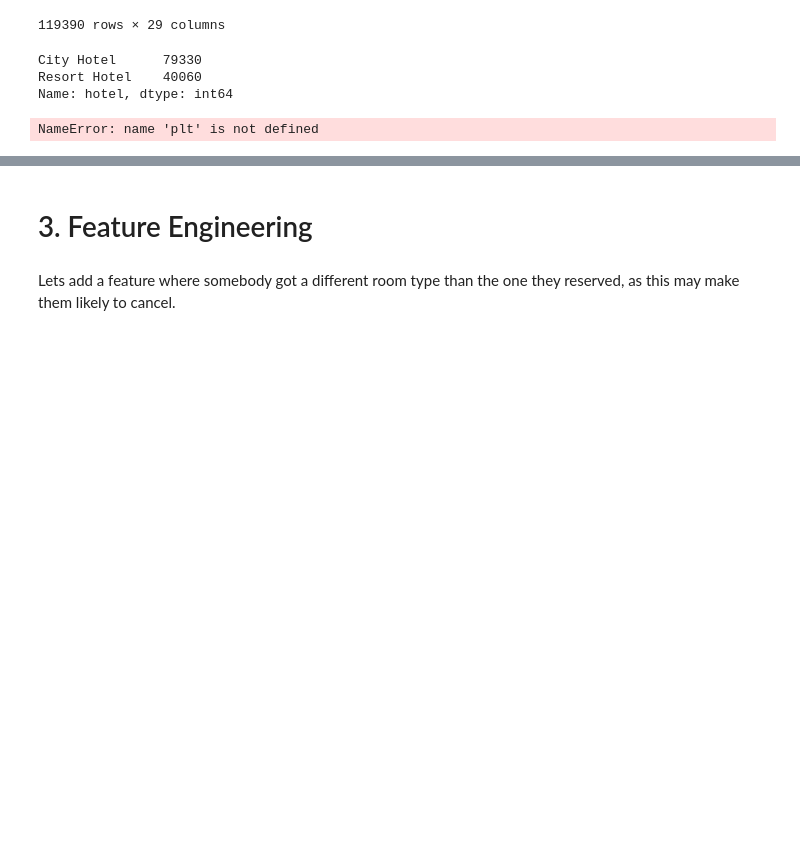
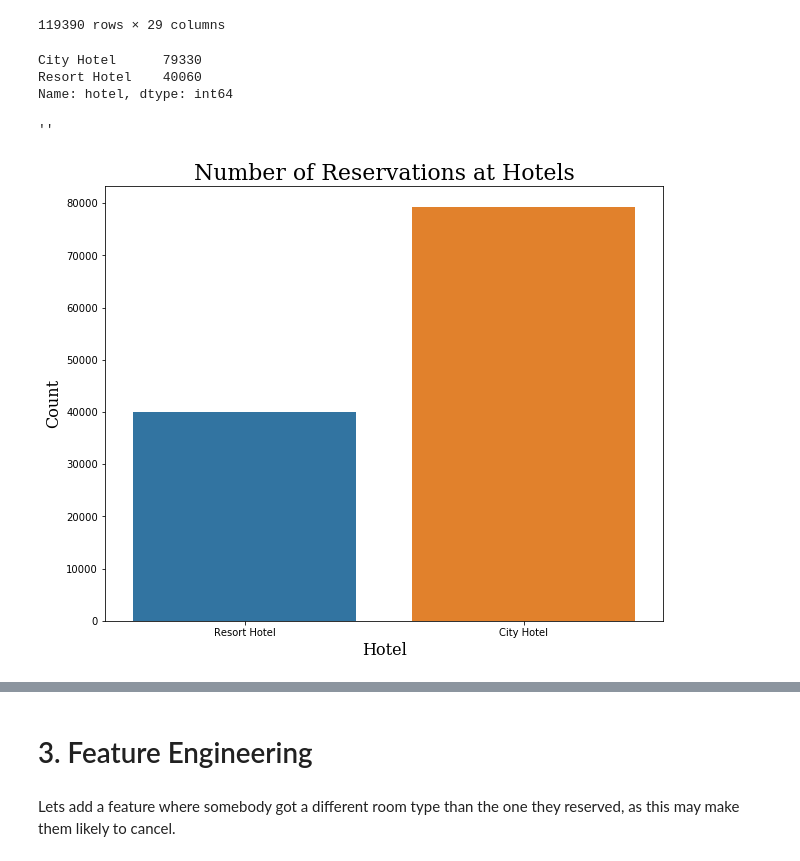
Before and after one commit to acoco10/Hotel-Cancellation-Model, a Jupyter notebook: Final Notebook.ipynb, the cells around one changed output, grey strips where cells are left out. Saved outputs shown, nothing was run; the diff lists cells and outputs as text; code cells hidden in the pictures; blank space fills up the shorter version.

```diff
--- a/Final Notebook.ipynb
+++ b/Final Notebook.ipynb
@@ -192,13 +210,12 @@ City Hotel      79330
 Resort Hotel    40060
 Name: hotel, dtype: int64
 # %%
-fig, ax = plt.subplots(figsize = (12,8))
+fig, ax = plt.subplots(figsize = (10,8))
 ax=sns.countplot(x='hotel', data = df)
-plt.title('Hotel Types', fontsize = 12)
-plt.xlabel('Hotel', fontsize=12)
-plt.ylabel('Count', fontsize=12)
-
-;
+plt.title('Number of Reservations at Hotels', fontdict = Title)
+plt.xlabel('Hotel', fontdict = sub)
+plt.ylabel('Count', fontdict = sub);
 # %% [output]
-NameError: name 'plt' is not defined
+''
+[figure, added]
 # %%
```
Also changed, not shown: parts of 12 cells of this notebook.
